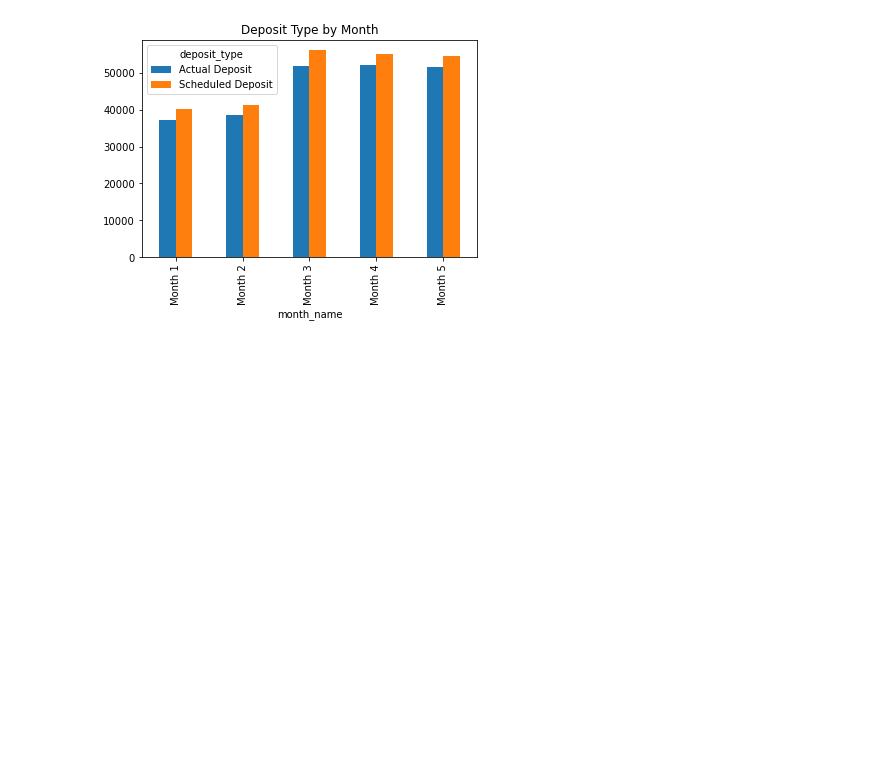
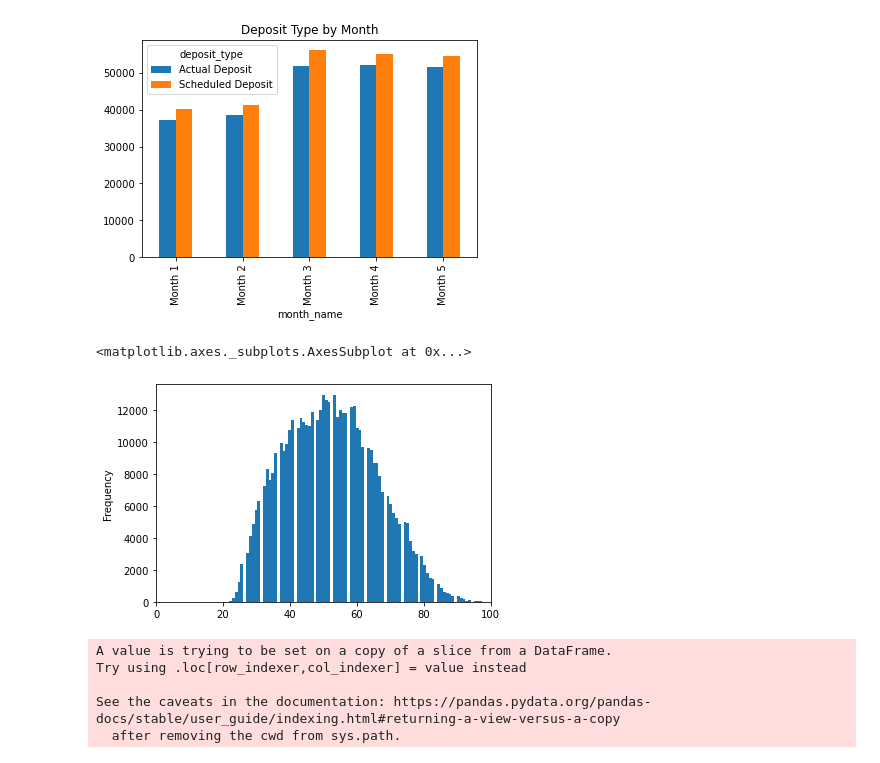
Before and after one commit to AvatarJoshi/marketing_campaign_analysis, a Jupyter notebook: marketing_analysis.ipynb, the cells around one changed output. Drawn from its saved outputs; the diff is of its cells as text; code cells hidden in the pictures; blank space fills up the shorter version.

Commit message:
Viewed age distribution. Created bins for client_age and plotted it by month. People 40-60 years old are primary clients. Followed by 30-40 and 60-70.

```diff
--- a/marketing_analysis.ipynb
+++ b/marketing_analysis.ipynb
@@ -165,3 +165,20 @@ small_deposits_df.groupby(['month_name', 'deposit_type']).client_id.count().unst
 # %% [output]
 <matplotlib.axes._subplots.AxesSubplot at 0x...>
 [figure]
+# %%
+# View client_age distribution
+small_deposits_df['client_age'].plot.hist(bins=100, xlim=(0, 100))
+# %% [output]
+<matplotlib.axes._subplots.AxesSubplot at 0x...>
+[figure, added]
+# %%
+# Bin client_age into 10 year intervals
+small_deposits_df['client_age_bin'] = pd.cut(small_deposits_df['client_age'],
+                                             bins=[0, 10, 20, 30, 40, 50, 60, 70, 80, 90, 100],
+                                             labels=['0-10', '10-20', '20-30', '30-40', '40-50', '50-60', '60-70', '70-80', '80-90', '90-100'])
+# %% [output]
+A value is trying to be set on a copy of a slice from a DataFrame.
+Try using .loc[row_indexer,col_indexer] = value instead
+
+See the caveats in the documentation: https://pandas.pydata.org/pandas-docs/stable/user_guide/indexing.html#returning-a-view-versus-a-copy
+  after removing the cwd from sys.path.
```
Also changed, not shown: parts of 2 cells of this notebook.
